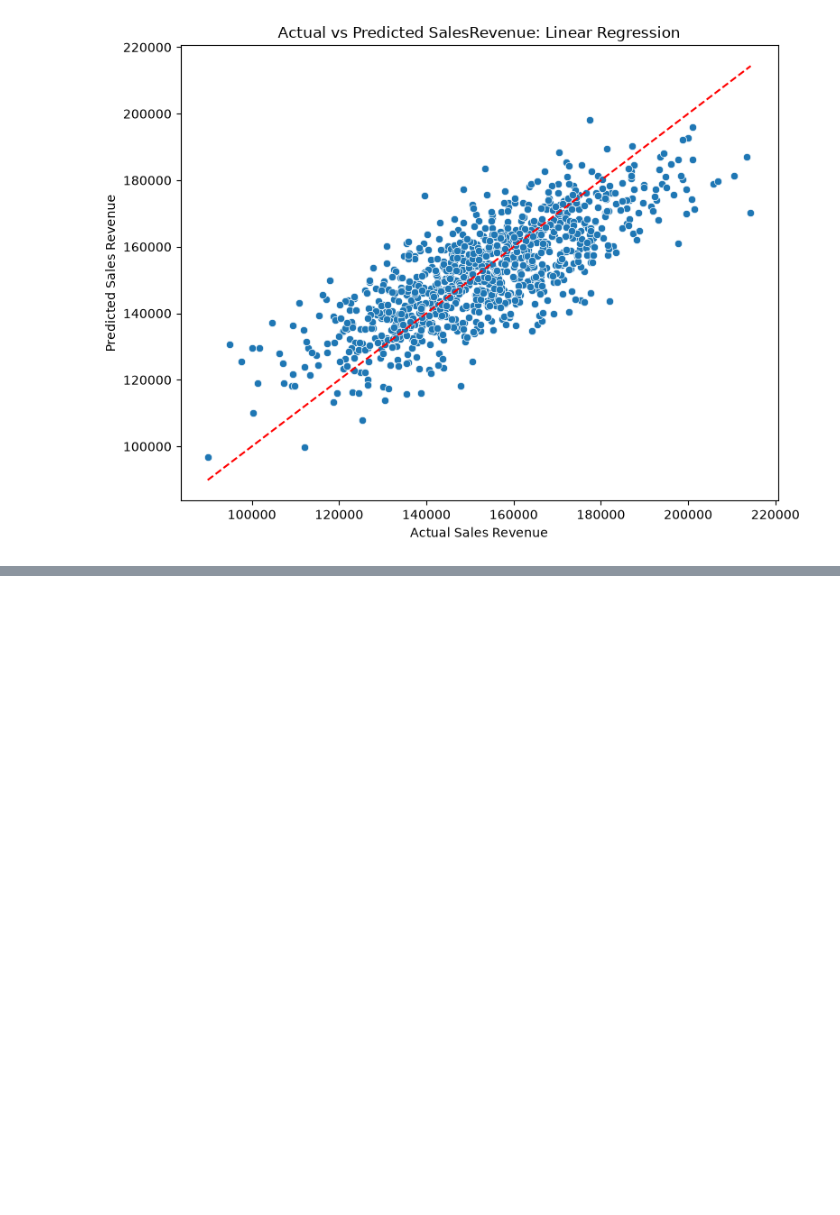
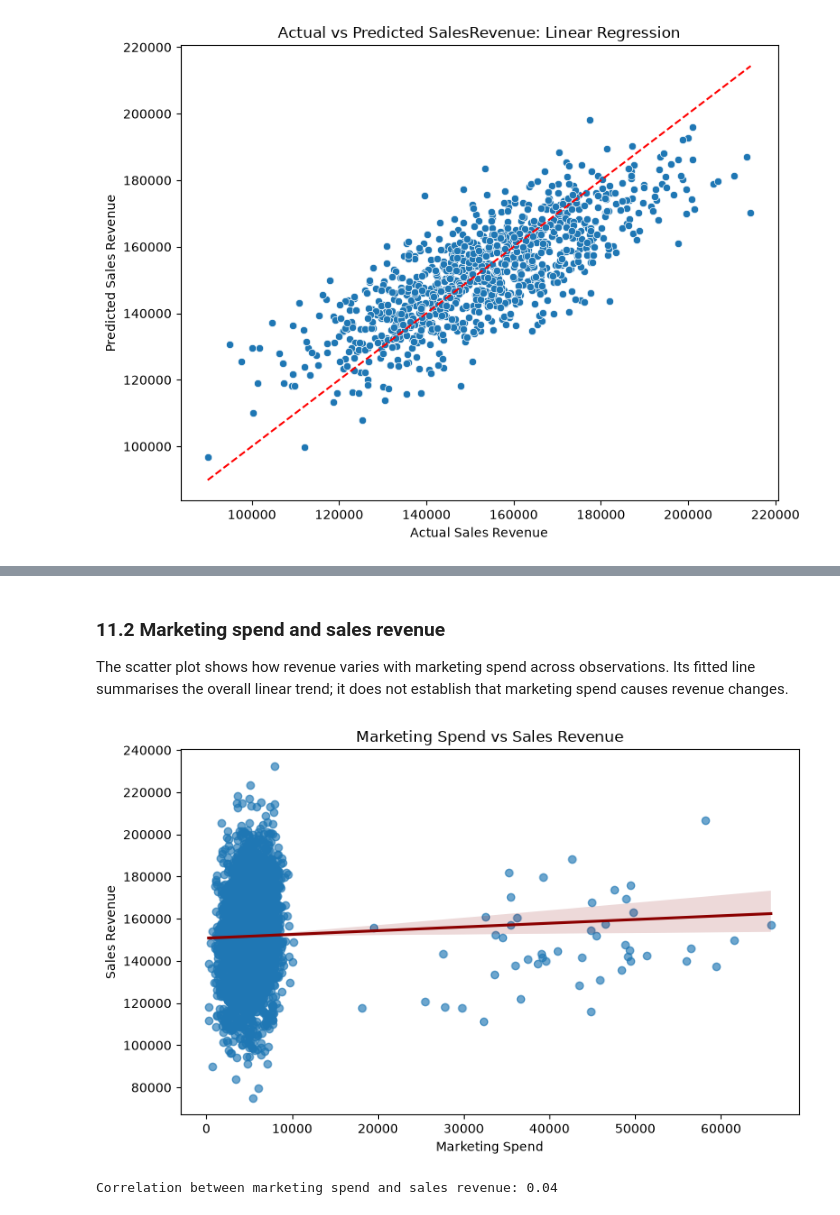
Before and after one commit to RyanMitchell8/Research-Analytics-Ca1, a Jupyter notebook: Ca1-folder/Task_1_Retail_Performance.ipynb, the cells around one changed output, grey strips where cells are left out. Saved outputs shown, nothing was run; the diff lists cells and outputs as text; code cells hidden in the pictures; blank space fills up the shorter version.

```diff
--- a/Ca1-folder/Task_1_Retail_Performance.ipynb
+++ b/Ca1-folder/Task_1_Retail_Performance.ipynb
@@ -829,0 +868,27 @@ Test R-squared: 0.598
+# %% [markdown]
+### 11.2 Marketing spend and sales revenue
+
+The scatter plot shows how revenue varies with marketing spend across observations. Its fitted line summarises the overall linear trend; it does not establish that marketing spend causes revenue changes.
+# %%
+# Plot marketing spend against sales revenue with a fitted linear trend.
+plt.figure(figsize=(8, 5))
+sns.regplot(
+    data=df_clean,
+    x="MarketingSpend",
+    y="SalesRevenue",
+    scatter_kws={"alpha": 0.65},
+    line_kws={"color": "darkred"}
+)
+plt.title("Marketing Spend vs Sales Revenue")
+plt.xlabel("Marketing Spend")
+plt.ylabel("Sales Revenue")
+plt.ticklabel_format(style="plain", axis="both")
+plt.tight_layout()
+plt.show()
+
+# Report the correlation as a descriptive measure of the linear association.
+marketing_sales_correlation = df_clean["MarketingSpend"].corr(df_clean["SalesRevenue"])
+print(f"Correlation between marketing spend and sales revenue: {marketing_sales_correlation:.2f}")
+# %% [output]
+[figure, added]
+Correlation between marketing spend and sales revenue: 0.04
```
Also changed, not shown: parts of 5 cells of this notebook.
